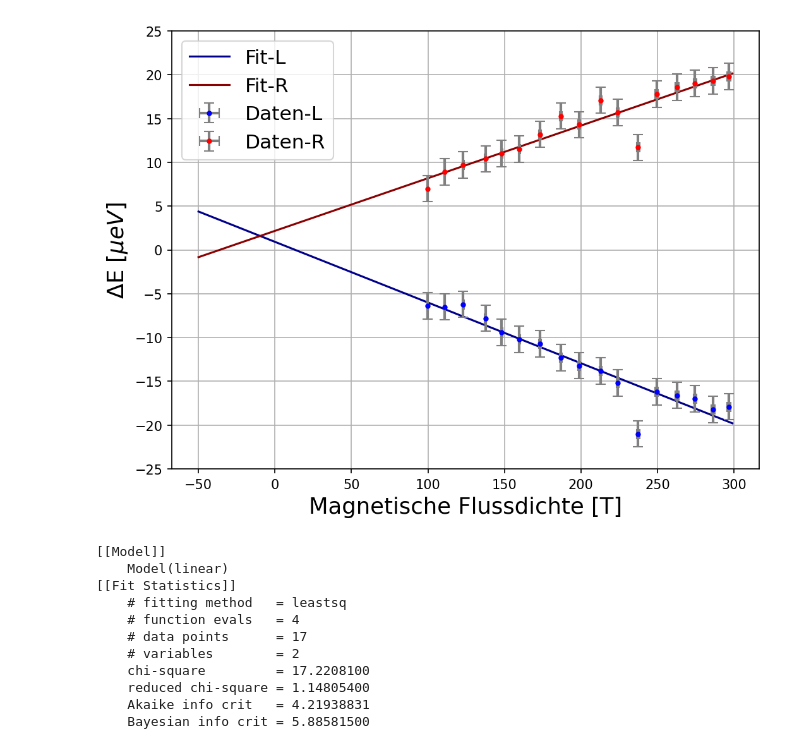
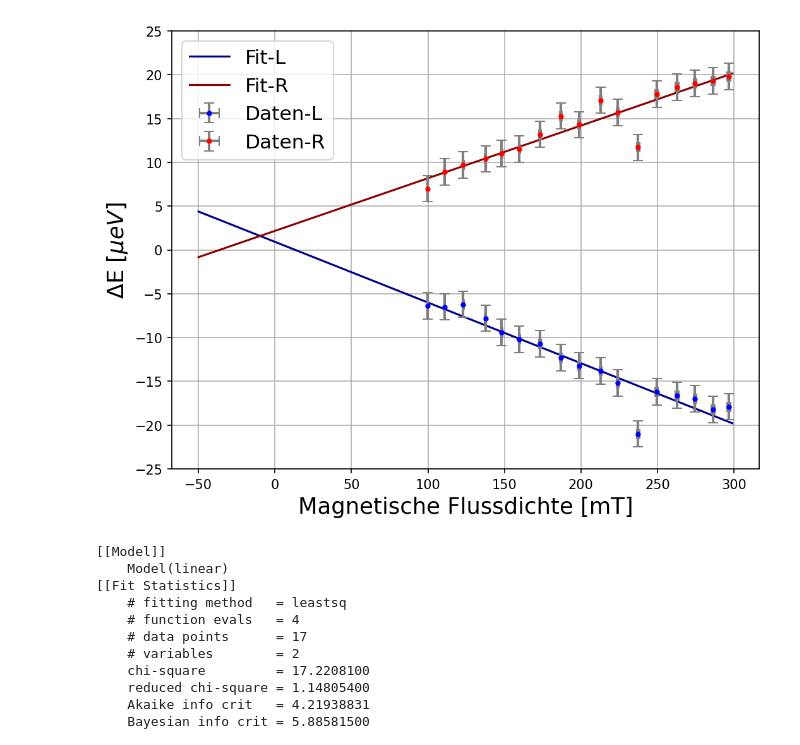
Before and after one commit to Friedrich-Jahns/Fortgeschrittenen-Praktikum-Physik, a Jupyter notebook: FP2_Zeemann/borsch_mag/borsch_mag_fit.ipynb, the cells around one changed output. Drawn from its saved outputs; the diff is of its cells as text; code cells hidden in the pictures.

```diff
--- a/FP2_Zeemann/borsch_mag/borsch_mag_fit.ipynb
+++ b/FP2_Zeemann/borsch_mag/borsch_mag_fit.ipynb
@@ -45,27 +45,27 @@ res2 = f.linear_fit(dat2,up.nominal_values(amp2),fillerr)
 # %%
 fig = plt.figure(figsize=(8,6),dpi=150,linewidth=50)
 
 plt.plot(np.arange(-50,300,1),res1.eval(x=np.arange(-50,300,1)),color='darkblue',linestyle='-',alpha=1,label="Fit-L")
 plt.plot(np.arange(-50,300,1),res2.eval(x=np.arange(-50,300,1)),color='darkred',linestyle='-',alpha=1,label="Fit-R")
 
 
 plt.errorbar(up.nominal_values(amp1),dat1,xerr=up.std_devs(amp1),yerr = fillerr,fmt='b.',ecolor='gray', elinewidth=2, capsize=4,label = 'Daten-L')
 plt.errorbar(up.nominal_values(amp2),dat2,xerr=up.std_devs(amp2),yerr = fillerr,fmt='r.',ecolor='gray', elinewidth=2, capsize=4,label = 'Daten-R')
 
 
 
 
 
 
 
 plt.yticks(np.arange(-25,30,5))
 plt.ylabel('$\Delta$E [$\mu eV$]',fontsize = 17)
-plt.xlabel('Magnetische Flussdichte [T]',fontsize = 17)
+plt.xlabel('Magnetische Flussdichte [mT]',fontsize = 17)
 plt.grid()
 plt.legend(fontsize = 15)
 plt.savefig('Res/borsch_mag.pdf')
 # %% [output]
-[figure, old version]
+[figure, new version]
 # %%
 print(res1.fit_report())
 # %% [output]
```
Also changed, not shown: 4 other files.
